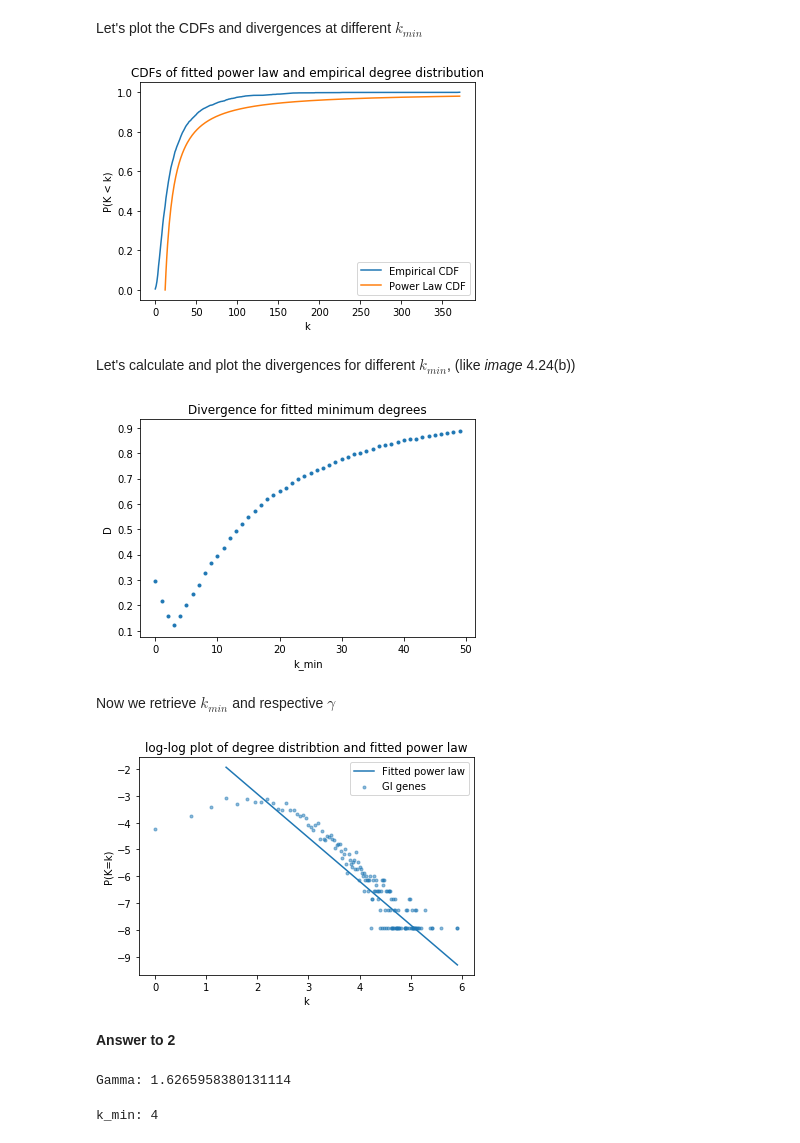
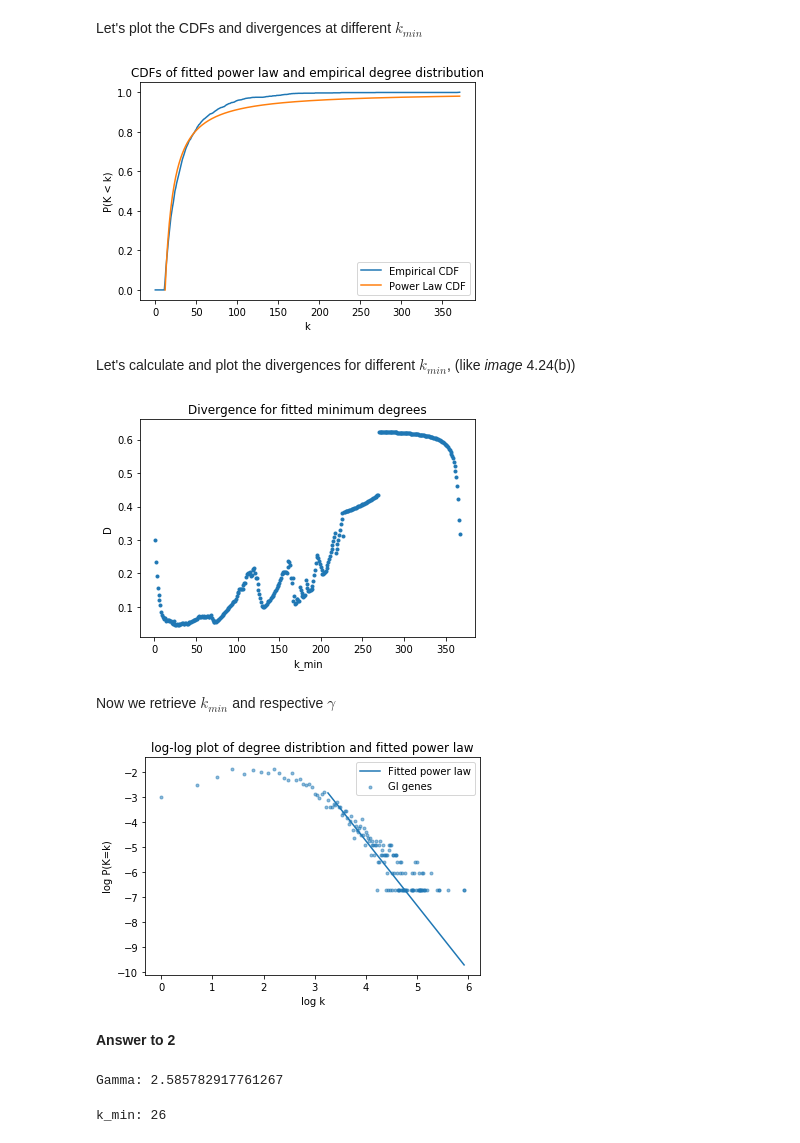
Before and after one commit to theJasonFan/CMSC828O, a Jupyter notebook: hw2/hw2 - Question 1 and 2.ipynb, the cells around one changed output. Saved outputs shown, nothing was run; the diff lists cells and outputs as text; code cells hidden in the pictures.

```diff
--- a/hw2/hw2 - Question 1 and 2.ipynb
+++ b/hw2/hw2 - Question 1 and 2.ipynb
@@ -40,10 +40,17 @@ A = gis_df.values
 
 **A:** No, the GI network is not generated by the Erdos Renyi model (ER). As shown by the plot below, which plots a binomial degree distribution (with <k> derived from the mean degree of the GI network), the GI network has many more nodes of high degree. The ER model does not have hubs.
 # %%
-def empirical_deg_dist(A):
+def empirical_deg_dist(A, kmin=0, include_le_kmin=False):
+    '''
+    For plotting purposes, \sum(P(k=K)) = 1 forall k >= kmin
+    NB: this lets us plot the power law fitted lines through the data since only
+    only nodes of degree >= kmin are modelled
+    '''
     degrees = np.sum(A, axis=0)
+    if not include_le_kmin:
+        degrees = degrees[degrees >= kmin]
     k, pk = np.unique(degrees, return_counts=True)
-    pk = pk / np.sum(pk)
+    pk = pk / np.sum(pk[k>= kmin])
     return k, pk
 
 def fit_and_plot_binom(A):
@@ -98,7 +105,7 @@ By inspection, we "guess" $K_{min}$ to be 12, and sanity check that our procedur
 # Sanity check to see that the procdure works and that we can plot a predicted linear
 # (in log-log) relationship with fitted gamma for some kmin
 kmin=12
-ks, pks = empirical_deg_dist(A)
+ks, pks = empirical_deg_dist(A, kmin=kmin, include_le_kmin=True)
 flags = ks > 0
 ks, pks = ks[flags], pks[flags]
 
@@ -121,15 +128,15 @@ def fit_power_law_cdf(kmin, degs):
         return 1 - (scipy.special.zeta(gamma, k) / scipy.special.zeta(gamma, kmin))
     return cdf
 
-def _empirical_cdf(A):
-    ks, pks = empirical_deg_dist(A)
+def _empirical_cdf(A, kmin=None):
+    ks, pks = empirical_deg_dist(A, kmin=kmin)
     max_deg = max(ks)
     filled_cumsum = [np.sum(pks[ks <= k]) for k in range(max_deg + 1)]
     filled_ks = np.arange(max_deg + 1)
     return filled_ks, filled_cumsum
 
-def empirical_cdf(A):
-    ks, cumsum = _empirical_cdf(A)
+def empirical_cdf(A, kmin=None):
+    ks, cumsum = _empirical_cdf(A, kmin=kmin)
     def cdf(k):
         return cumsum[k]
     return cdf
@@ -137,7 +144,7 @@ def empirical_cdf(A):
 def D(A, kmin):
     kmax = np.max(np.sum(A, axis=0))
     pl_cdf =  fit_power_law_cdf(kmin, np.sum(A, axis=0))
-    e_cdf = empirical_cdf(A)
+    e_cdf = empirical_cdf(A, kmin)
     errs = [np.abs(e_cdf(k) - pl_cdf(k)) for k in range(kmin, kmax + 1)]
     return np.max(errs)
 # %% [markdown]
@@ -148,7 +155,7 @@ Let's plot the CDFs and divergences at different $k_{min}$
 degs = np.sum(A, axis=0)
 max_deg = np.max(degs)
 ks = np.arange(max_deg + 1)
-e_cdf = empirical_cdf(A)
+e_cdf = empirical_cdf(A, kmin)
 pl_cdf = fit_power_law_cdf(kmin, degs)
 
 plt.plot(ks, [e_cdf(k) for k in ks], label='Empirical CDF')
@@ -158,45 +165,45 @@ plt.xlabel('k')
 plt.ylabel('P(K < k)')
 _ = plt.legend()
 # %% [output]
-[figure, old version]
+[figure, new version]
 # %% [markdown]
 Let's calculate and plot the divergences for different $k_{min}$, (like *image* 4.24(b))
 # %%
 Ds = [D(A, k) for k in range(1, max_deg+1)]
 # %%
-plt.scatter(np.arange(50), Ds[:50], marker='.')
+plt.scatter(np.arange(1, len(Ds) + 1), Ds, marker='.')
 plt.title('Divergence for fitted minimum degrees')
 plt.xlabel('k_min')
 _ = plt.ylabel('D')
 # %% [output]
-[figure, old version]
+[figure, new version]
 # %% [markdown]
 Now we retrieve $k_{min}$ and respective ${\gamma}$
 # %%
 kmin = np.arange(1, max_deg + 1)[np.nanargmin(Ds)]
 # %%
-ks, pks = empirical_deg_dist(A)
+ks, pks = empirical_deg_dist(A, kmin=kmin, include_le_kmin=True)
 flags = ks > 0
 ks, pks = ks[flags], pks[flags]
 
 degs = np.sum(A, axis=0)
 pmf = fit_power_law_pmf(kmin, degs)
 power_pks = [pmf(k) for k in ks if k>=kmin]
 plt.plot(np.log(ks[ks >=kmin]), np.log(power_pks), label='Fitted power law')
 plt.scatter(np.log(ks), np.log(pks), alpha=0.5, marker='.', label='GI genes')
 plt.title('log-log plot of degree distribtion and fitted power law')
-plt.xlabel('k')
-plt.ylabel('P(K=k)')
+plt.xlabel('log k')
+plt.ylabel('log P(K=k)')
 _= plt.legend()
 # %% [output]
-[figure, old version]
+[figure, new version]
 # %% [markdown]
 **Answer to 2**
 # %%
 print("Gamma:", gamma_at_kmin(kmin, degs))
 # %% [output]
-Gamma: 1.6265958380131114
+Gamma: 2.585782917761267
 # %%
 print("k_min:", kmin)
 # %% [output]
-k_min: 4
+k_min: 26
```
Also changed, not shown: parts of 1 cell of this notebook, 5 other files.
